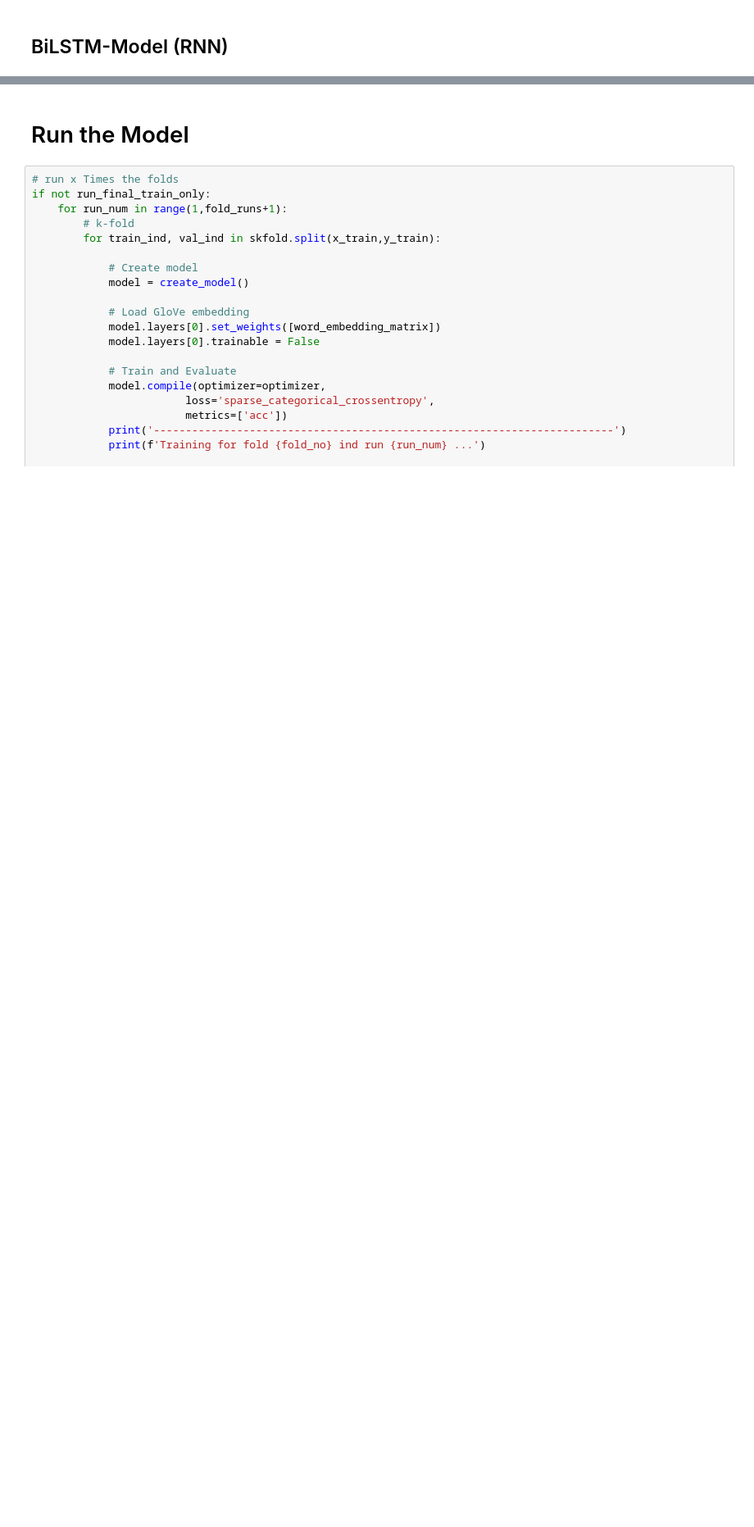
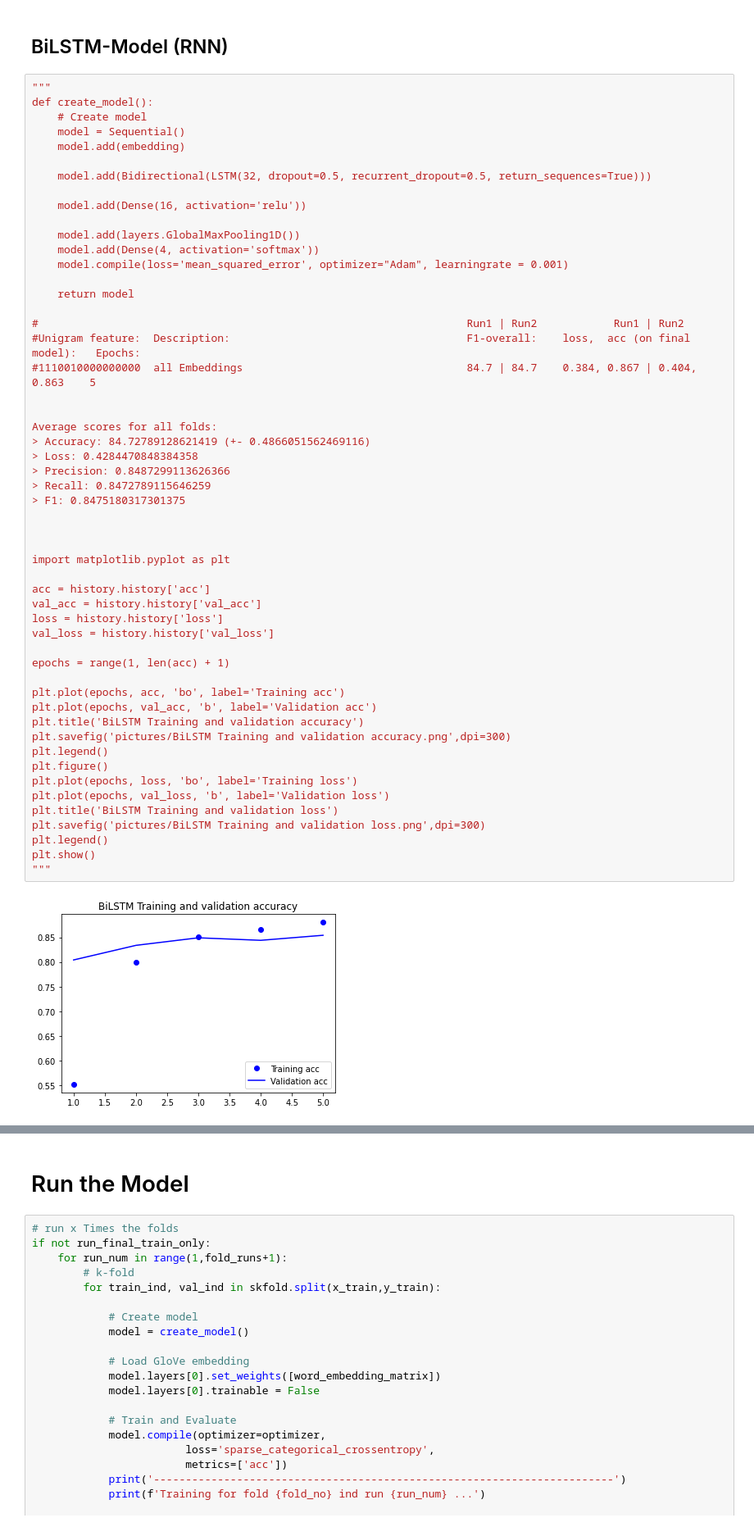
Before and after one commit to Captain-1337/MScBA-Consultancy-Project, a Jupyter notebook: Codes/Notebook_Deep1MulticlassKfold_with_corssvalidation.ipynb, the cells around one changed output, grey strips where cells are left out. Shown at 82% size. Drawn from its saved outputs; the diff is of its cells as text; blank space fills up the shorter version.

```diff
--- a/Codes/Notebook_Deep1MulticlassKfold_with_corssvalidation.ipynb
+++ b/Codes/Notebook_Deep1MulticlassKfold_with_corssvalidation.ipynb
@@ -394,2 +444,57 @@ def create_model():
 # %% [markdown]
 ## BiLSTM-Model (RNN)
+# %%
+"""
+def create_model():
+    # Create model
+    model = Sequential()
+    model.add(embedding)
+
+    model.add(Bidirectional(LSTM(32, dropout=0.5, recurrent_dropout=0.5, return_sequences=True)))
+
+    model.add(Dense(16, activation='relu'))
+
+    model.add(layers.GlobalMaxPooling1D())
+    model.add(Dense(4, activation='softmax'))
+    model.compile(loss='mean_squared_error', optimizer="Adam", learningrate = 0.001)
+
+    return model
+
+#                                                                   Run1 | Run2            Run1 | Run2
+#Unigram feature:  Description:                                     F1-overall:    loss,  acc (on final model):   Epochs:
+#1110010000000000  all Embeddings                                   84.7 | 84.7    0.384, 0.867 | 0.404, 0.863    5
+
+
+Average scores for all folds:
+> Accuracy: 84.72789128621419 (+- 0.4866051562469116)
+> Loss: 0.4284470848384358
+> Precision: 0.8487299113626366
+> Recall: 0.8472789115646259
+> F1: 0.8475180317301375
+
+
+
+import matplotlib.pyplot as plt
+
+acc = history.history['acc']
+val_acc = history.history['val_acc']
+loss = history.history['loss']
+val_loss = history.history['val_loss']
+
+epochs = range(1, len(acc) + 1)
+
+plt.plot(epochs, acc, 'bo', label='Training acc')
+plt.plot(epochs, val_acc, 'b', label='Validation acc')
+plt.title('BiLSTM Training and validation accuracy')
+plt.savefig('pictures/BiLSTM Training and validation accuracy.png',dpi=300)
+plt.legend()
+plt.figure()
+plt.plot(epochs, loss, 'bo', label='Training loss')
+plt.plot(epochs, val_loss, 'b', label='Validation loss')
+plt.title('BiLSTM Training and validation loss')
+plt.savefig('pictures/BiLSTM Training and validation loss.png',dpi=300)
+plt.legend()
+plt.show()
+"""
+# %% [output]
+[figure, added]
```
Also changed, not shown: parts of 16 cells of this notebook.
